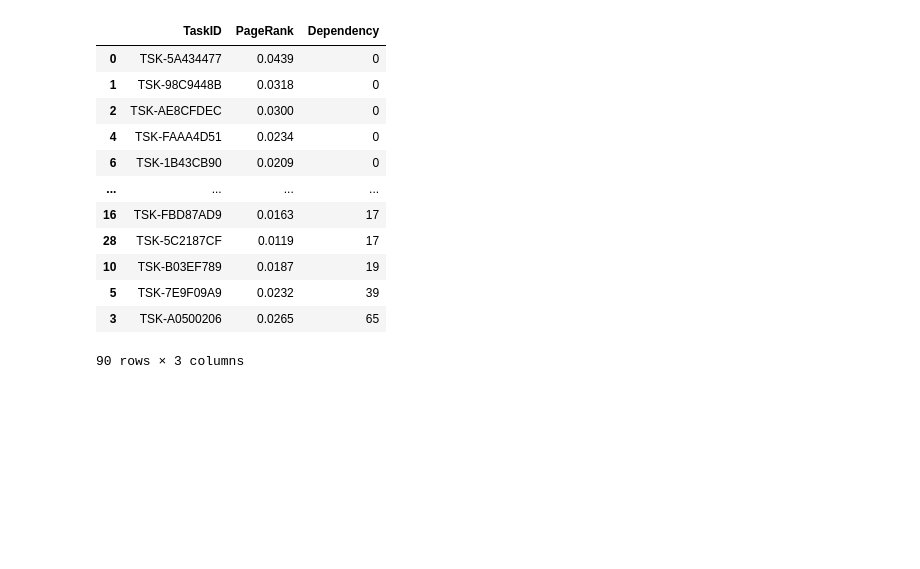
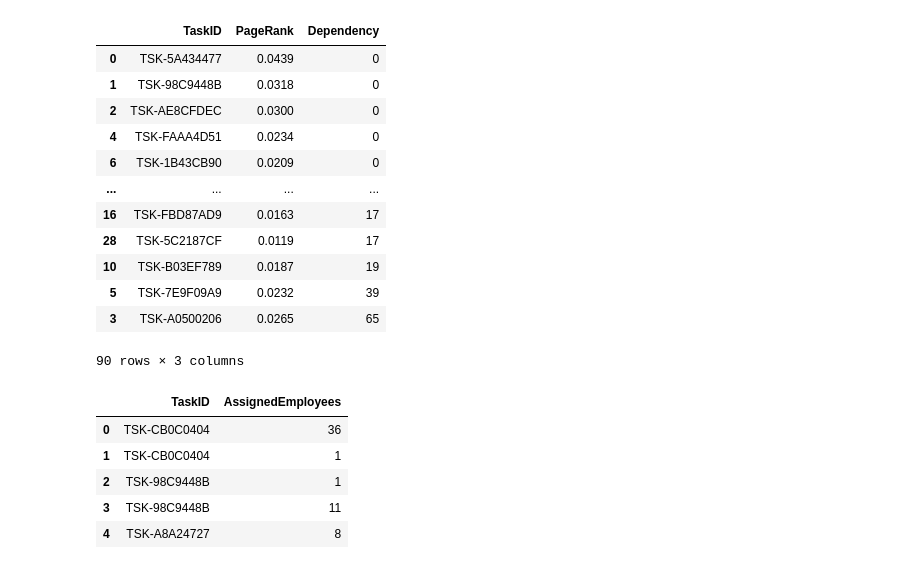
Before and after one commit to donkhoanguyen/arrango, a Jupyter notebook: experiment/pagerank_tasks.ipynb, the cells around one changed output. Cells and saved outputs as stored; diff of their text form; code cells hidden in the pictures; blank space fills up the shorter version.

```diff
--- a/experiment/pagerank_tasks.ipynb
+++ b/experiment/pagerank_tasks.ipynb
@@ -408,3 +428,13 @@ merged_df
 | 5 | TSK-7E9F09A9 | 0.0232 | 39 |
 | 3 | TSK-A0500206 | 0.0265 | 65 |
 90 rows × 3 columns
+# %%
+emp_do_task = pd.read_csv('../data/edge_emp_do_task.csv')
+emp_do_task.head()
+# %% [output]
+|  | TaskID | AssignedEmployees |
+| 0 | TSK-CB0C0404 | 36 |
+| 1 | TSK-CB0C0404 | 1 |
+| 2 | TSK-98C9448B | 1 |
+| 3 | TSK-98C9448B | 11 |
+| 4 | TSK-A8A24727 | 8 |
```
Also changed, not shown: parts of 3 cells of this notebook, 2 other files.
